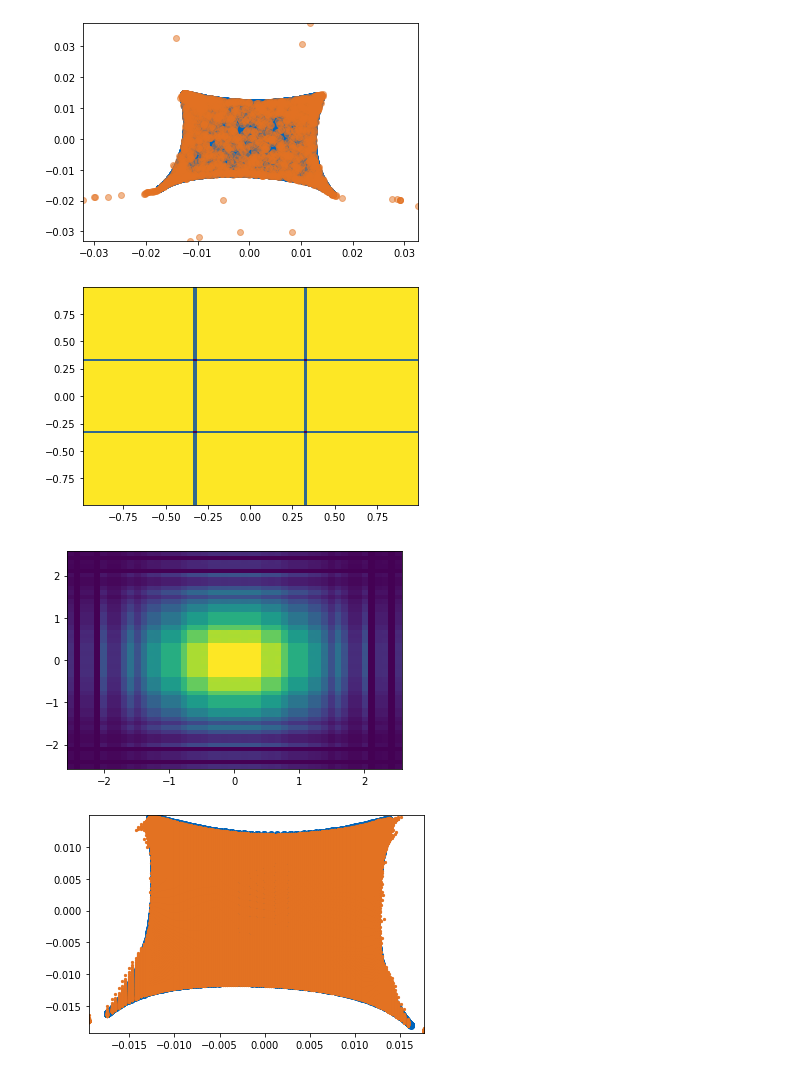
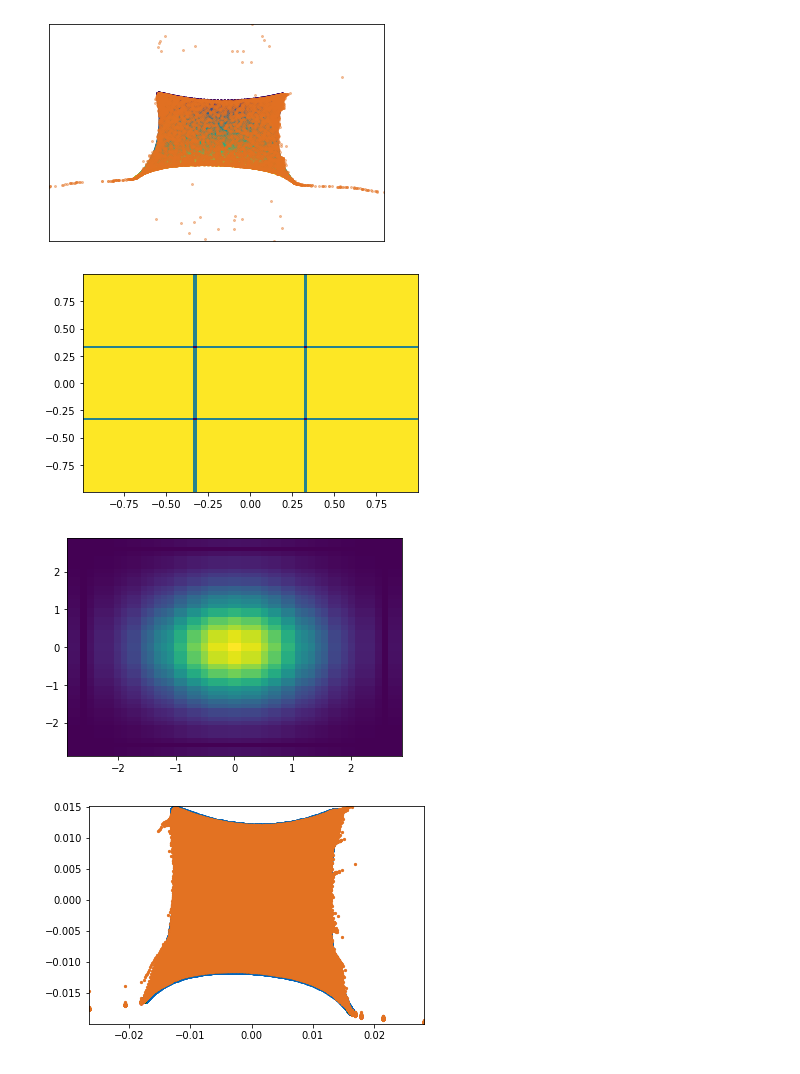
Before and after one commit to plainerman/density-transport, a Jupyter notebook: full_two_dimensional.ipynb, the cells around one changed output. Cells and saved outputs as stored; diff of their text form; code cells hidden in the pictures.

```diff
--- a/full_two_dimensional.ipynb
+++ b/full_two_dimensional.ipynb
@@ -181,38 +204,40 @@ Wall time: 2min 23s
 # %%
-X_flow = flow_dist.sample(torch.Size([2000,])).detach().numpy()
-plt.scatter(target_mapping[:, 0], target_mapping[:, 1])
-plt.scatter(X_flow[:, 0], X_flow[:,1], alpha=0.5)
+X_flow = flow_dist.sample(torch.Size([10000,])).detach().numpy()
+plt.scatter(target_mapping[:, 0], target_mapping[:, 1], cmap='viridis', c=numpy.transpose(data_fit)[1], s=4, rasterized=True)
+plt.scatter(X_flow[:, 0], X_flow[:,1], alpha=0.4, s=4, rasterized=True, c=TUMAccentOrange)
+no_axis()
+plt.savefig("figures/2d/density-dmap-nf.pdf", dpi=dpi)
 plt.show()
 # %% [output]
-[figure, old version]
+[figure, new version]
 # %%
 from scipy.special import erfinv
 Gauss = lambda x, mu, sigma: mu + numpy.sqrt(2)*sigma*erfinv(2*x-1)
 standard_gauss = numpy.vectorize(lambda x: Gauss((x + 1) / 2, 0, 1)) # multiple with 2 subtract one to transport 0 - 1 to -1, 1
 
 
-x_linespace = numpy.linspace(-1, 1, observe.samplesizex*2)[1:-1]
-beta_1_linespace = numpy.linspace(-1, 1, observe.samplesizey*2)[1:-1]
+x_linespace = numpy.linspace(-1, 1, observe.samplesizex*5)[1:-1]
+beta_1_linespace = numpy.linspace(-1, 1, observe.samplesizey*5)[1:-1]
 X, beta_1 = numpy.meshgrid(x_linespace, beta_1_linespace)
 
 plt.hist2d(X.reshape(-1), beta_1.reshape(-1), bins=100)
 plt.show()
 
 normal_X, normal_beta_1 = numpy.meshgrid(standard_gauss(x_linespace), standard_gauss(beta_1_linespace))
 plt.hist2d(normal_X.reshape(-1), normal_beta_1.reshape(-1), bins=50, density=True)
 plt.show()
 
 point_tuples = numpy.array((X, beta_1)).reshape(2,-1).T
 normal_point_tuples = numpy.array((normal_X, normal_beta_1)).reshape(2,-1).T#numpy.vstack([X.ravel(), beta_1.ravel()])
 parameterized_space = spline_transform(torch.tensor(normal_point_tuples, dtype=torch.float)).detach().numpy()
 
 plt.scatter(target_mapping[:, 0], target_mapping[:, 1])
 plt.scatter(parameterized_space[:, 0], parameterized_space[:, 1], s=5, alpha=1)
 plt.show()
 # %% [output]
 [figure]
-[figure, old version]
+[figure, new version]
-[figure, old version]
+[figure, new version]
 # %%
 %%time
 
```
Also changed, not shown: parts of 21 cells of this notebook, 3 other files.
